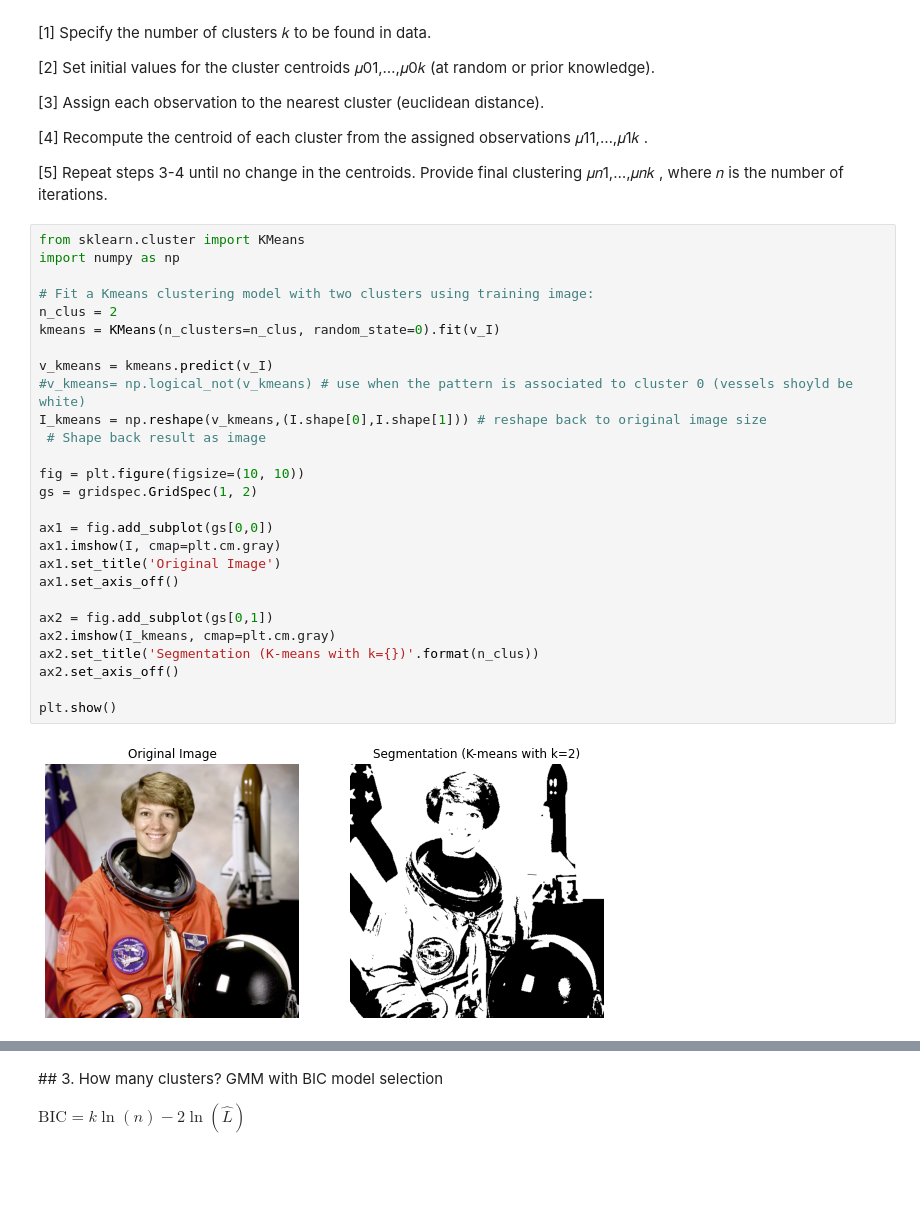
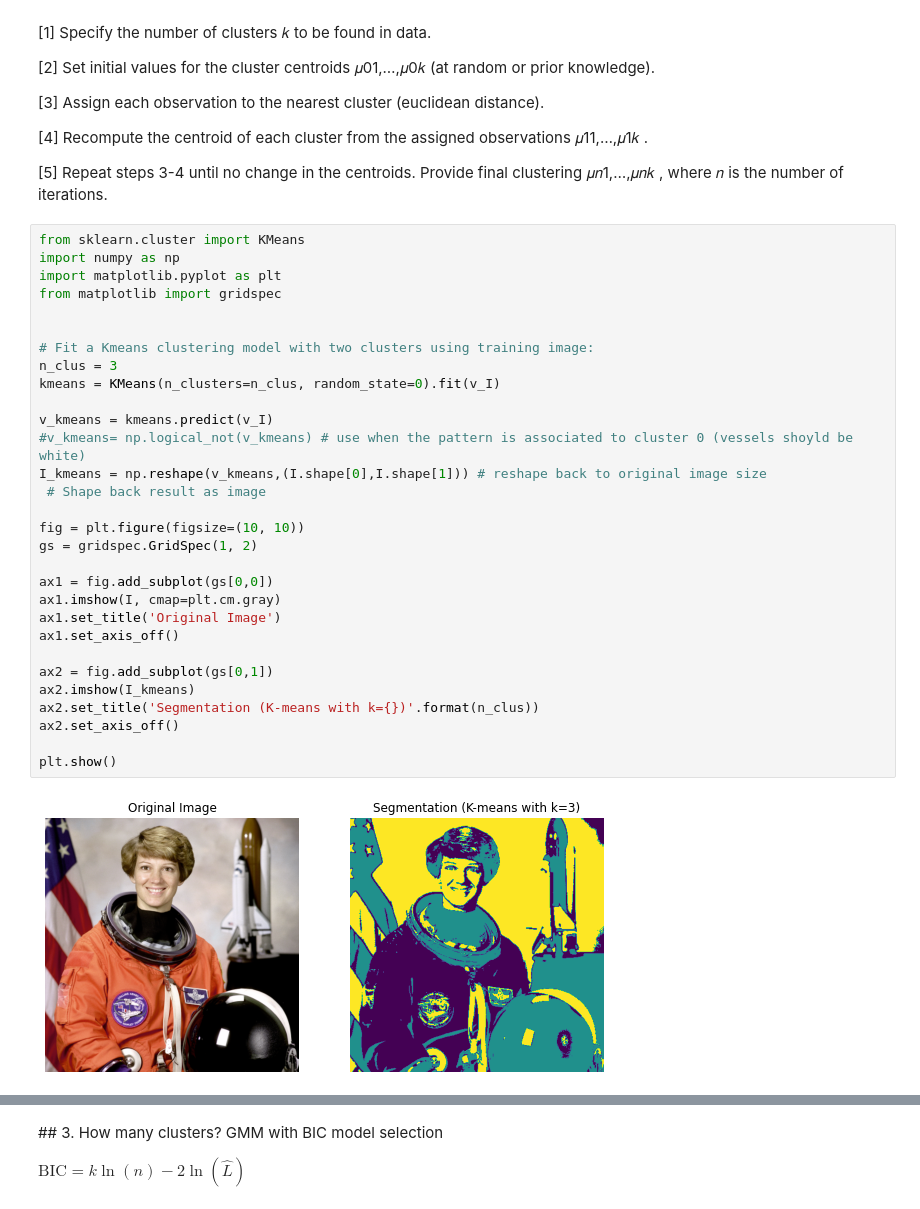
Before and after one commit to raulbenitez/CONCEPTOSCLAROS_AI_IMAGES, a Jupyter notebook: Segmentation_Clustering_Intro.ipynb, the cells around one changed output, grey strips where cells are left out. Saved outputs shown, nothing was run; the diff lists cells and outputs as text; blank space fills up the shorter version.

```diff
--- a/Segmentation_Clustering_Intro.ipynb
+++ b/Segmentation_Clustering_Intro.ipynb
@@ -35,29 +38,32 @@ K-means algorithm:
 # %%
 from sklearn.cluster import KMeans
 import numpy as np
+import matplotlib.pyplot as plt
+from matplotlib import gridspec
+
 
 # Fit a Kmeans clustering model with two clusters using training image:
-n_clus = 2
+n_clus = 3
 kmeans = KMeans(n_clusters=n_clus, random_state=0).fit(v_I)
 
 v_kmeans = kmeans.predict(v_I)
 #v_kmeans= np.logical_not(v_kmeans) # use when the pattern is associated to cluster 0 (vessels shoyld be white)
 I_kmeans = np.reshape(v_kmeans,(I.shape[0],I.shape[1])) # reshape back to original image size
  # Shape back result as image
 
 fig = plt.figure(figsize=(10, 10))
 gs = gridspec.GridSpec(1, 2)
 
 ax1 = fig.add_subplot(gs[0,0])
 ax1.imshow(I, cmap=plt.cm.gray)
 ax1.set_title('Original Image')
 ax1.set_axis_off()
 
 ax2 = fig.add_subplot(gs[0,1])
-ax2.imshow(I_kmeans, cmap=plt.cm.gray)
+ax2.imshow(I_kmeans)
 ax2.set_title('Segmentation (K-means with k={})'.format(n_clus))
 ax2.set_axis_off()
 
 plt.show()
 # %% [output]
-[figure, old version]
+[figure, new version]
```
Also changed, not shown: parts of 6 cells of this notebook.
